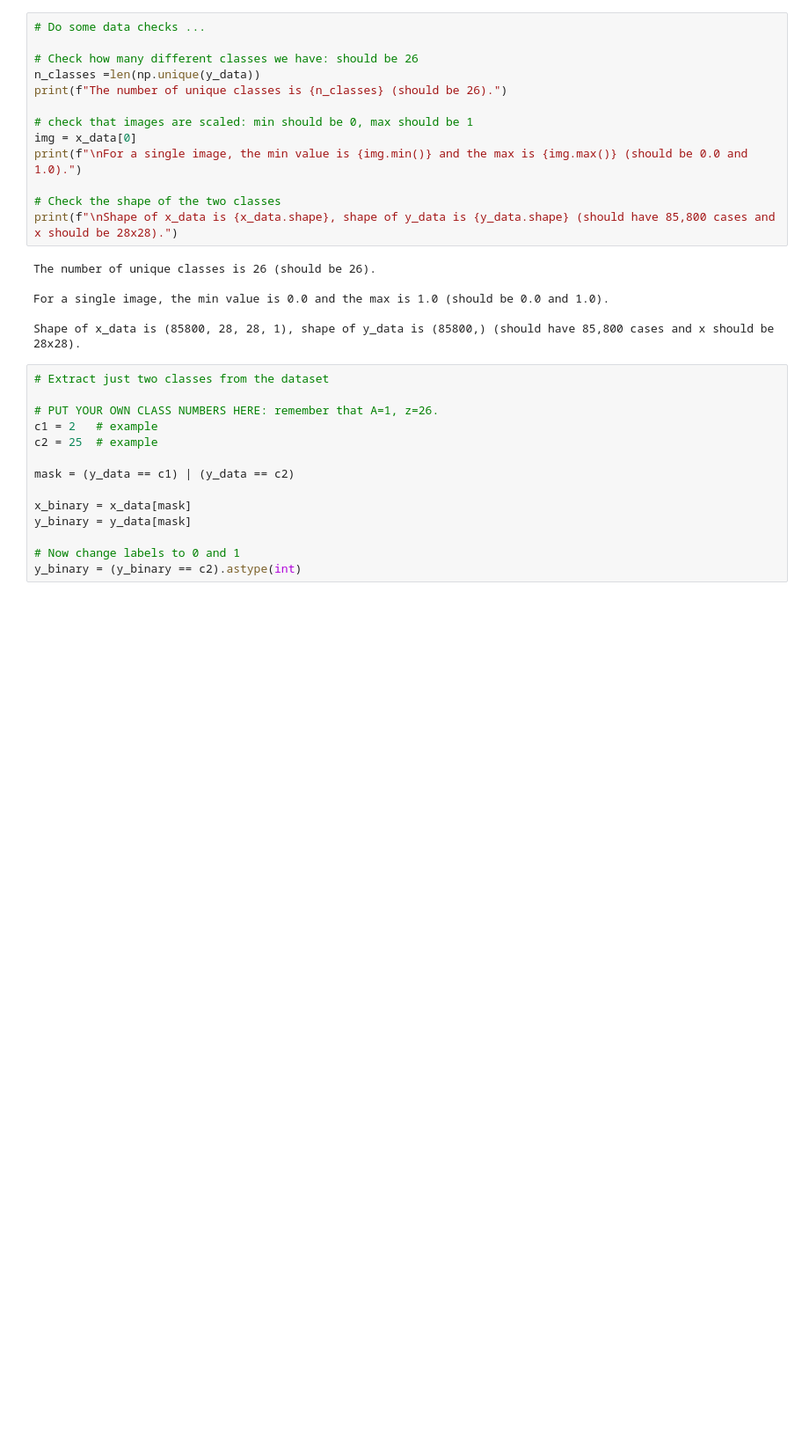
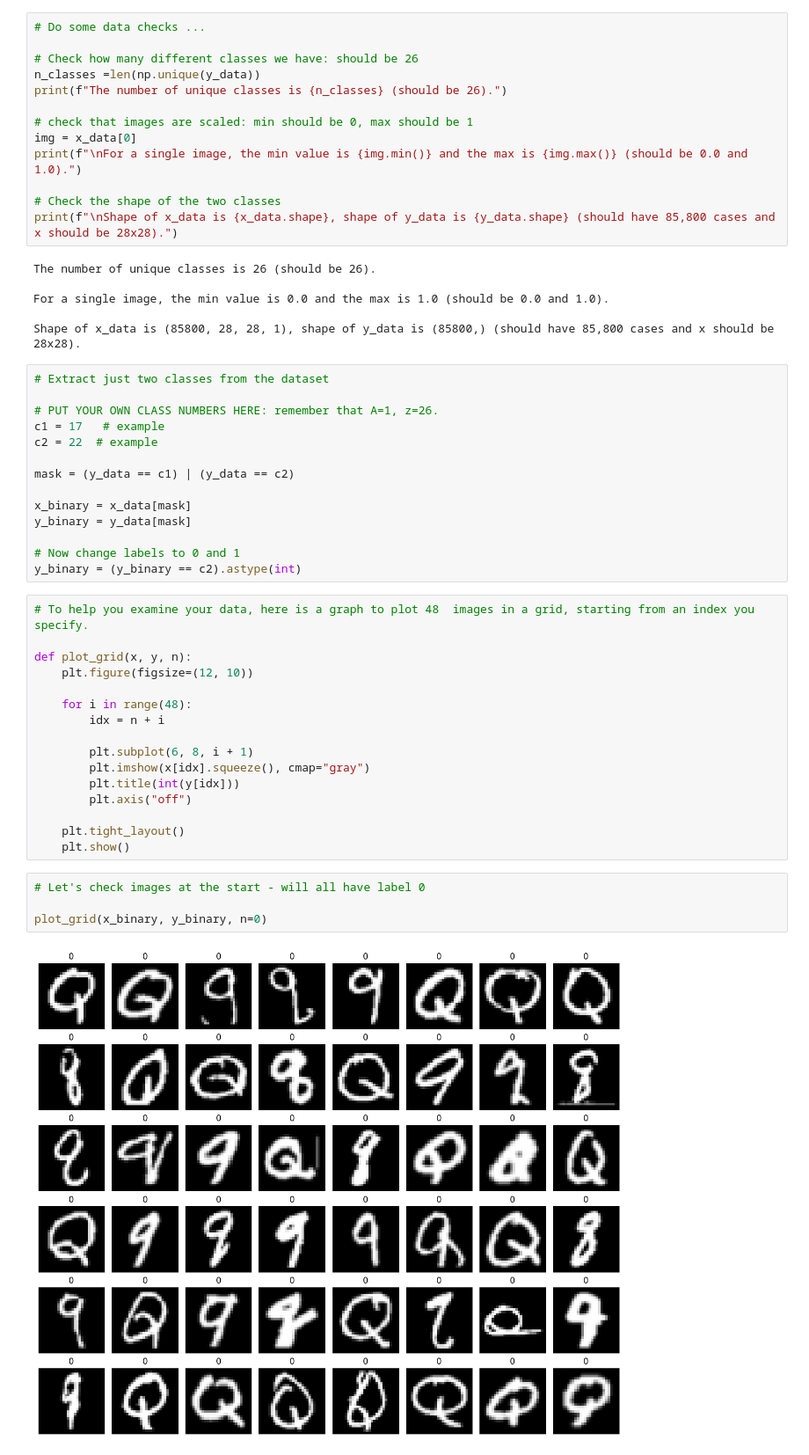
Before and after one commit to DeeJaySarkar/DeepLearning, a Jupyter notebook: Assignment_1.ipynb, the cells around one changed output. Shown at 88% size. Saved outputs shown, nothing was run; the diff lists cells and outputs as text; blank space fills up the shorter version.

```diff
--- a/Assignment_1.ipynb
+++ b/Assignment_1.ipynb
@@ -366,8 +366,8 @@ Shape of x_data is (85800, 28, 28, 1), shape of y_data is (85800,) (should have
 # Extract just two classes from the dataset
 
 # PUT YOUR OWN CLASS NUMBERS HERE: remember that A=1, z=26.
-c1 = 2   # example
-c2 = 25  # example
+c1 = 17   # example
+c2 = 22  # example
 
 mask = (y_data == c1) | (y_data == c2)
 
@@ -376,3 +376,25 @@ y_binary = y_data[mask]
 
 # Now change labels to 0 and 1
 y_binary = (y_binary == c2).astype(int)
+# %%
+# To help you examine your data, here is a graph to plot 48  images in a grid, starting from an index you specify.
+
+def plot_grid(x, y, n):
+    plt.figure(figsize=(12, 10))
+
+    for i in range(48):
+        idx = n + i
+
+        plt.subplot(6, 8, i + 1)
+        plt.imshow(x[idx].squeeze(), cmap="gray")
+        plt.title(int(y[idx]))
+        plt.axis("off")
+
+    plt.tight_layout()
+    plt.show()
+# %%
+# Let's check images at the start - will all have label 0
+
+plot_grid(x_binary, y_binary, n=0)
+# %% [output]
+[figure, added]
```
Also changed, not shown: parts of 1 cell of this notebook.
